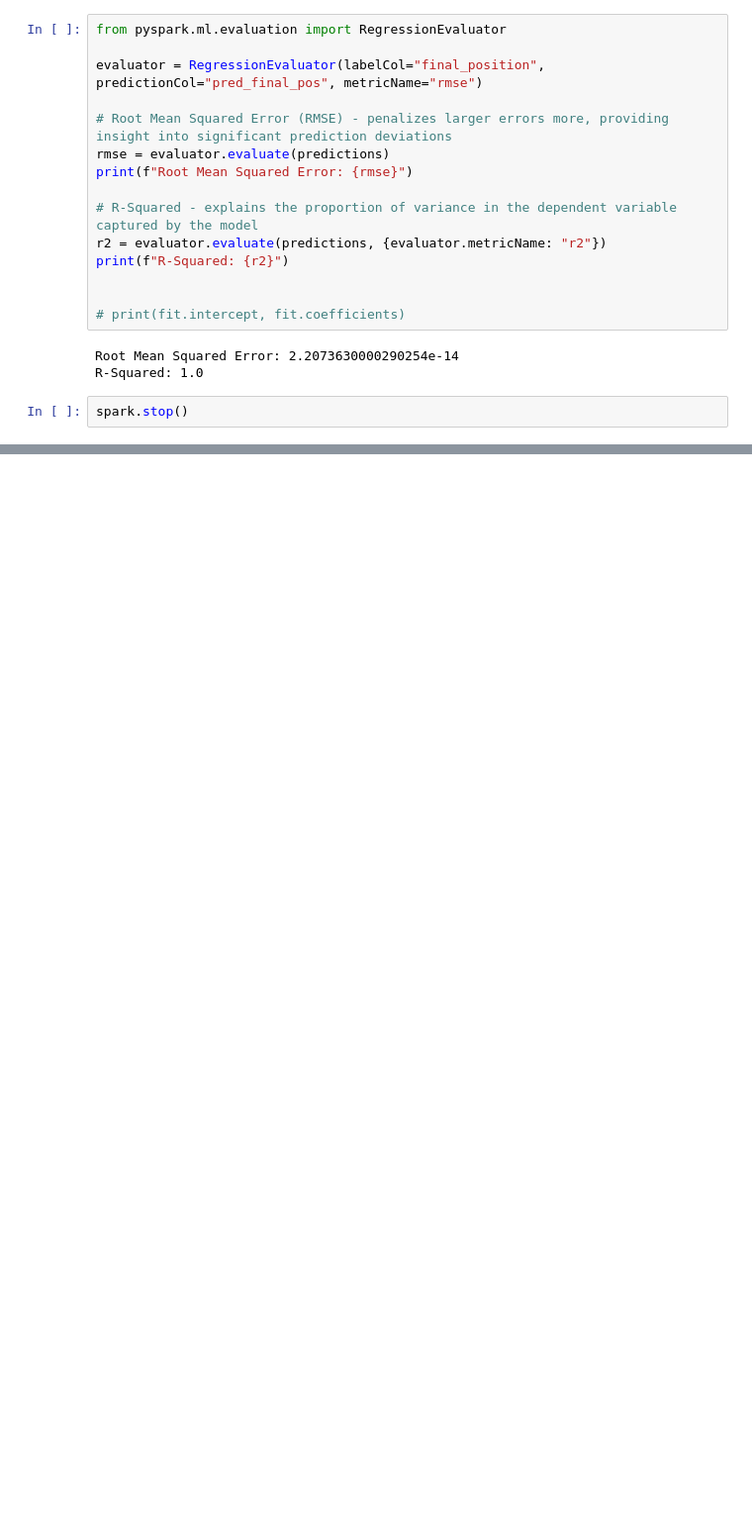
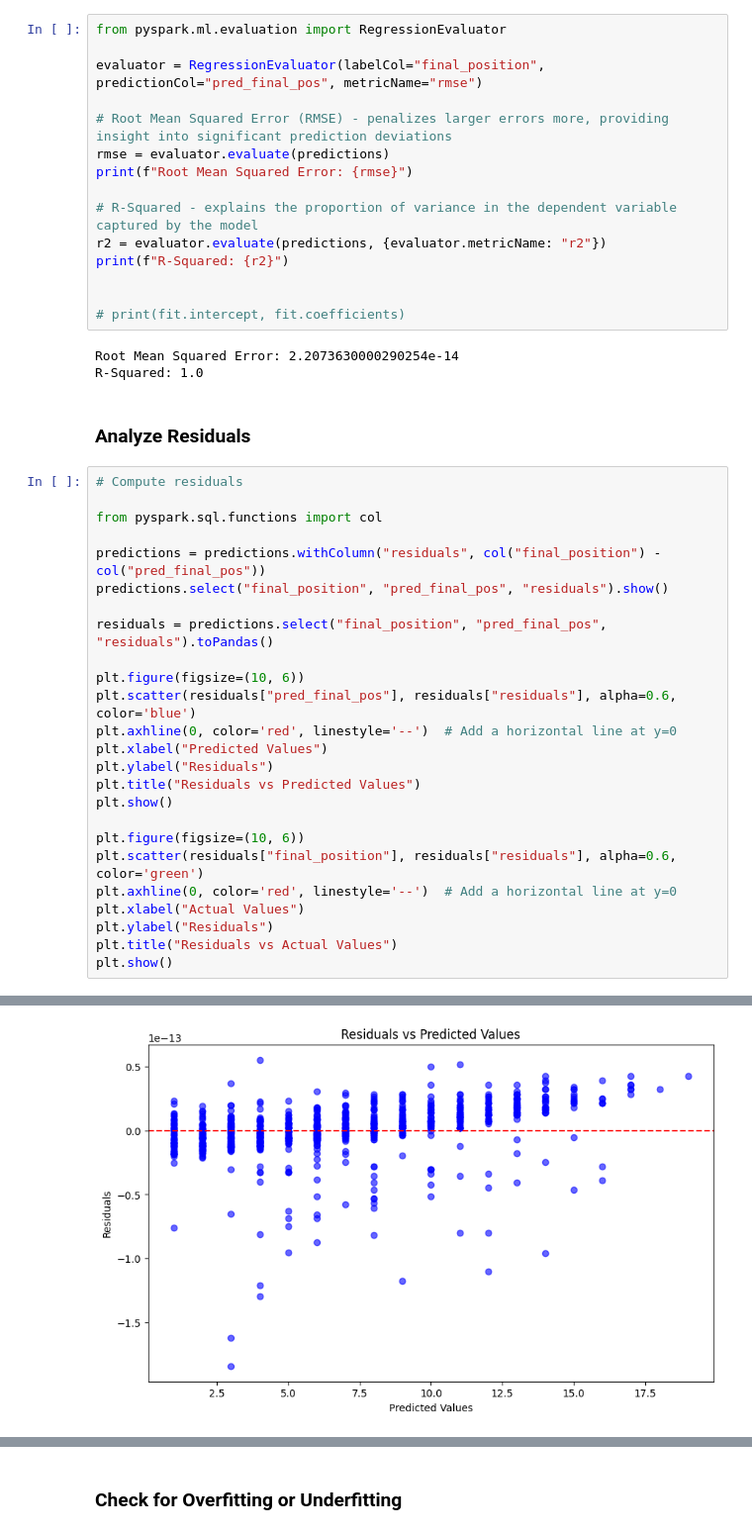
Before and after one commit to jennydang61/Driver-Performance-Prediction, a Jupyter notebook: formula1.ipynb, the cells around one changed output, grey strips where cells are left out. Shown at 99% size. Saved outputs shown, nothing was run; the diff lists cells and outputs as text; blank space fills up the shorter version.

```diff
--- a/formula1.ipynb
+++ b/formula1.ipynb
@@ -1047,5 +1057,31 @@ print(f"R-Squared: {r2}")
 # %% [output]
 Root Mean Squared Error: 2.2073630000290254e-14
 R-Squared: 1.0
-# %%
-spark.stop()
+# %% [markdown]
+### Analyze Residuals
+# %%
+# Compute residuals
+
+from pyspark.sql.functions import col
+
+predictions = predictions.withColumn("residuals", col("final_position") - col("pred_final_pos"))
+predictions.select("final_position", "pred_final_pos", "residuals").show()
+
+residuals = predictions.select("final_position", "pred_final_pos", "residuals").toPandas()
+
+plt.figure(figsize=(10, 6))
+plt.scatter(residuals["pred_final_pos"], residuals["residuals"], alpha=0.6, color='blue')
+plt.axhline(0, color='red', linestyle='--')  # Add a horizontal line at y=0
+plt.xlabel("Predicted Values")
+plt.ylabel("Residuals")
+plt.title("Residuals vs Predicted Values")
+plt.show()
+
+plt.figure(figsize=(10, 6))
+plt.scatter(residuals["final_position"], residuals["residuals"], alpha=0.6, color='green')
+plt.axhline(0, color='red', linestyle='--')  # Add a horizontal line at y=0
+plt.xlabel("Actual Values")
+plt.ylabel("Residuals")
+plt.title("Residuals vs Actual Values")
+plt.show()
+# %% [output]
@@ -1051,0 +1105 @@ spark.stop()
+[figure, added]
@@ -1051,0 +1107,2 @@ spark.stop()
+# %% [markdown]
+### Check for Overfitting or Underfitting
```
Also changed, not shown: parts of 8 cells of this notebook.
